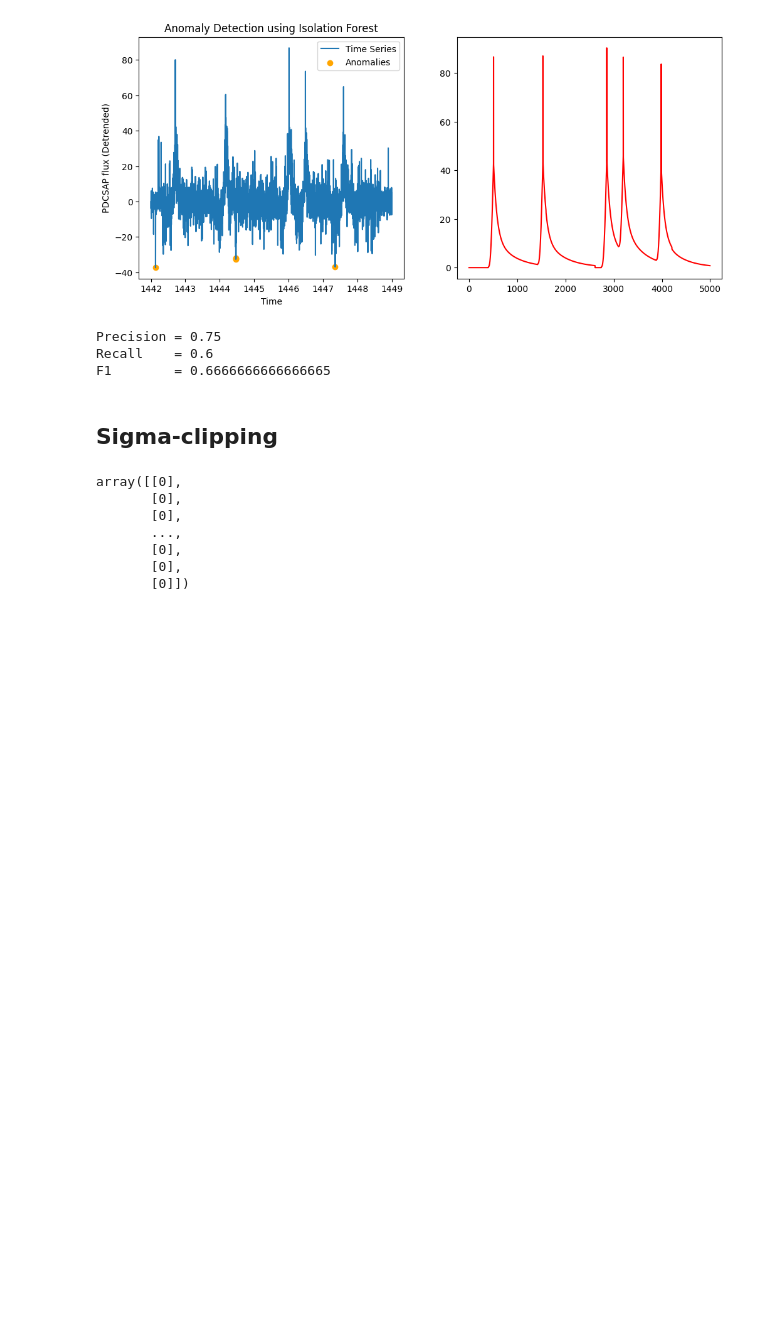
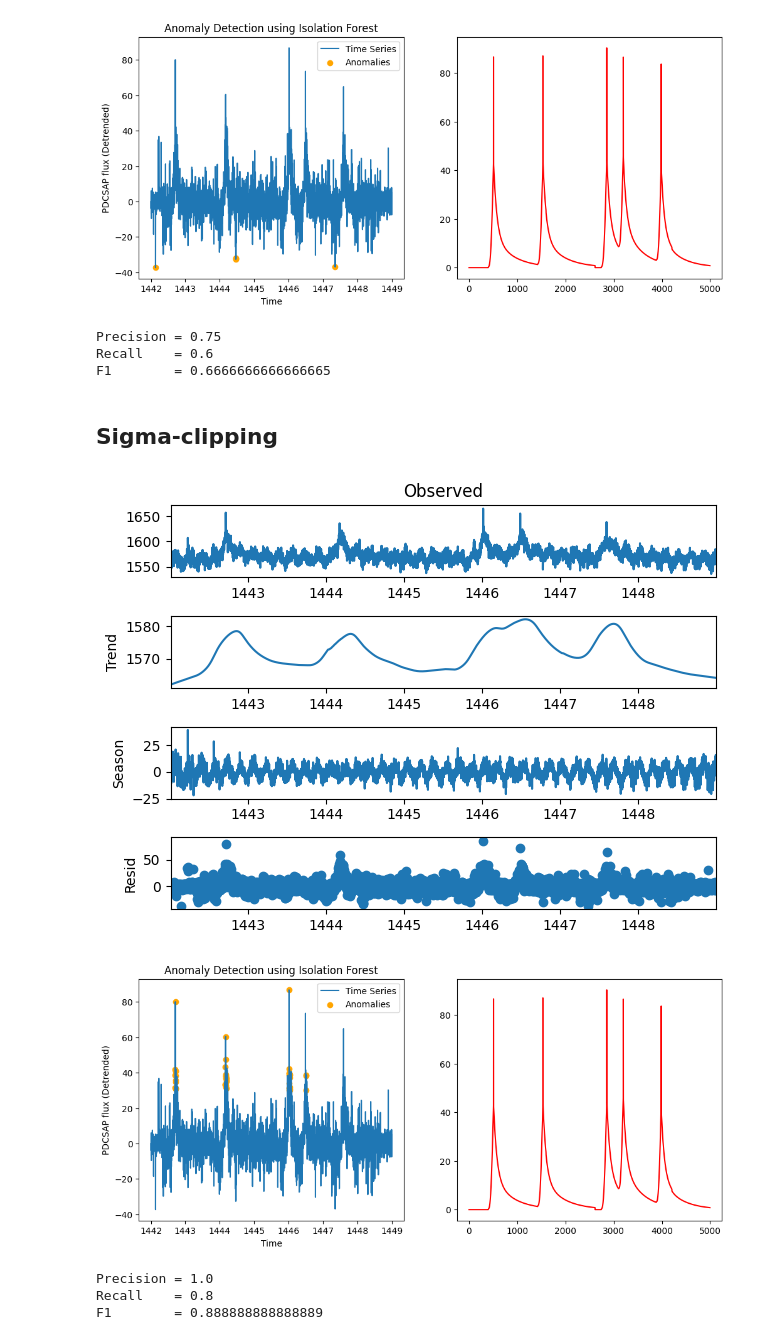
Before and after one commit to alexfaassen/STA2453, a Jupyter notebook: 7.Model_Evaluation/Model_eval.ipynb, the cells around one changed output. Drawn from its saved outputs; the diff is of its cells as text; code cells hidden in the pictures; blank space fills up the shorter version.

Commit message:
Sigma-clipping functional

```diff
--- a/7.Model_Evaluation/Model_eval.ipynb
+++ b/7.Model_Evaluation/Model_eval.ipynb
@@ -354,36 +342,64 @@ data = sigma_clip(data, sigma=3.0, consecutive_pts=1)
-# %%
-data
-# %% [output]
-array([[0],
-       [0],
-       [0],
-       ...,
-       [0],
-       [0],
-       [0]])
 # %%
+## Re-imports
+import pandas as pd
+import numpy as np
+from statsmodels.tsa.seasonal import STL
+import matplotlib.pyplot as plt
+
+## Load Data
+inj_std = pd.read_csv("../0.Data/031381302_inj_std.csv", index_col = 'time')
+data = inj_std
+
+
+## Detrend
+stl = STL(data, period=240, robust=True)  # Use period=240 based on EDA
+decomposition = stl.fit()
+data = decomposition.resid.to_frame()
+
+decomposition.plot()
+
+## Run Model
+import importlib
+# from sigma_clip import sigma_clip
+import sigma_clip
+importlib.reload(sigma_clip)
+
+anomalies = sigma_clip.sigma_clip(data, sigma=3.0, consecutive_pts=3)
+# data = data.ravel()
+
+# Save
+data['anomaly'] = anomalies.ravel()
+
 ## Plot - Highlight anomalies
 # Simulated Flares
 flareSims = np.load("flareSims.npz")
 
 # Anomalies
-data_anomalies = data[data == 1]
+data_anomalies = data[data['anomaly'] == 1]
 
 fig, ax = plt.subplots(1, 2, figsize=(12, 5)) # 1 row, 2 columns
 
 ax[0].plot(data['resid'], label='Time Series')#, color='steelblue')
 ax[0].scatter(data_anomalies.index, data_anomalies['resid'], label='Anomalies', color='orange')
 ax[0].set_title('Anomaly Detection using Isolation Forest')
 ax[0].set_xlabel('Time')
 ax[0].set_ylabel('PDCSAP flux (Detrended)')
 ax[0].legend()
 
 ax[1].plot(flareSims["flare_std"], 'r-')
 
 plt.show()
+# %% [output]
+[figure, added]
+[figure, added]
 # %%
 ## Results
+import detectFlare
 prec, rec, f1 = detectFlare.event_level_scores(real_flares=flareSims["flare_std_times"], y_pred=np.array(data["anomaly"]))
 print("Precision =", prec)
 print("Recall    =", rec)
 print("F1        =", f1)
+# %% [output]
+Precision = 1.0
+Recall    = 0.8
+F1        = 0.888888888888889
```
Also changed, not shown: parts of 1 cell of this notebook, 1 other file.
